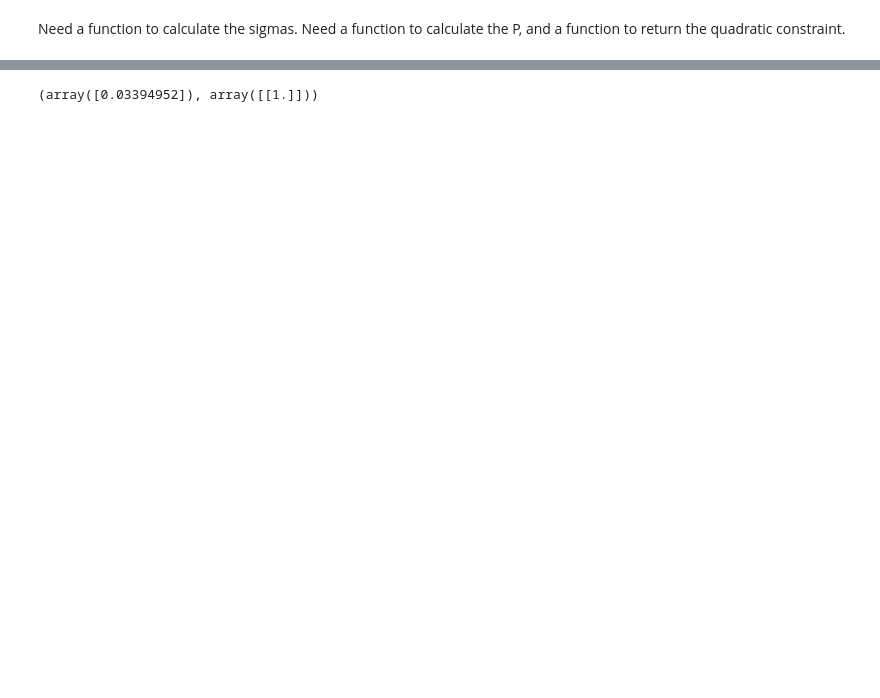
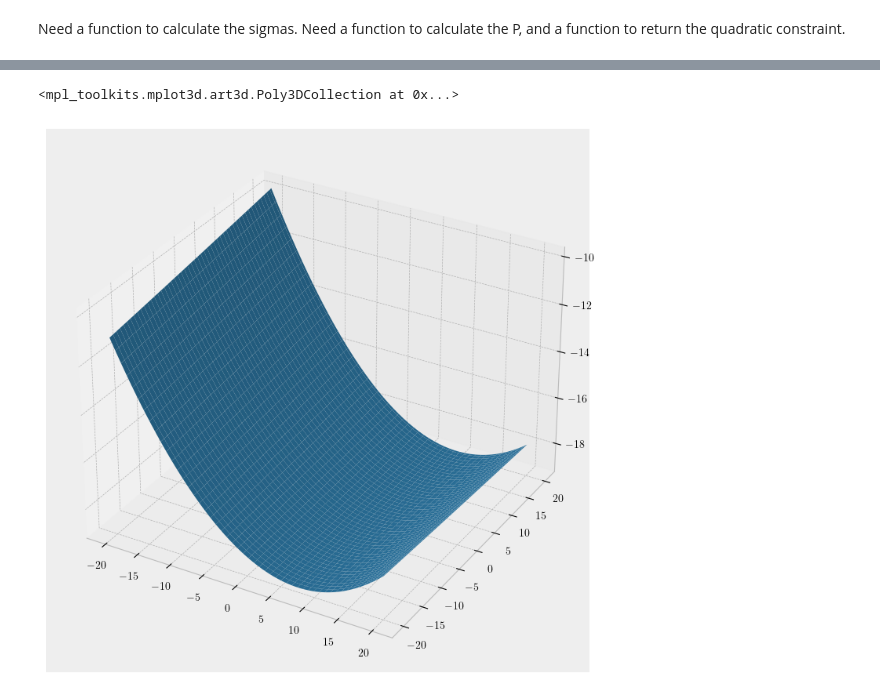
Before and after one commit to msramada/State-Selection-Algorithm, a Jupyter notebook: SSA_LinearCase/LinearCase.ipynb, the cells around one changed output, grey strips where cells are left out. Cells and saved outputs as stored; diff of their text form; code cells hidden in the pictures; blank space fills up the shorter version.

```diff
--- a/SSA_LinearCase/LinearCase.ipynb
+++ b/SSA_LinearCase/LinearCase.ipynb
@@ -64,8 +64,8 @@ def terminal_constraints(F,G,K,N,P):
     P12 = P[0:n,n:2*n]
 
     I1 = Gamma(F,G,K,N-1).T @ P11 @ Gamma(F,G,K,N-1)
-    I2 = 2 * (F_K.T) ** N @ (P11 + P12.T) @ Gamma(F,G,K,N-1)
-    I3 = (F_K.T) ** N * (P11 + 2 * P12.T + P22) @ F_K ** N
+    I2 = 2 * matrix_power(F_K.T, N) @ (P11 + P12.T) @ Gamma(F,G,K,N-1)
+    I3 = matrix_power(F_K.T, N) * (P11 + 2 * P12.T + P22) @ matrix_power(F_K, N)
     return I1, I2, I3
 # %%
 def big_covariance_Sigma(F,G,K,H,L,Sigma_v,Sigma_w):
@@ -146,4 +166,20 @@ A1, A2 = A1_and_A2(F,G,K,Q,R,N)
-# %%
-np.linalg.eig(Sigma_u)
-# %% [output]
-(array([0.03394952]), array([[1.]]))
+# %%
+lim = 20
+x = np.linspace(-lim,lim,100)
+y = np.linspace(-lim,lim,100)
+X, Y = np.meshgrid(x, y)
+Z = np.zeros(X.shape)
+c=20
+for i in range(x.size):
+    for j in range(y.size):
+        x_prim = np.array([X[i,j],Y[i,j]])
+        A = x_prim.T @ I1 @ x_prim + mu_x0.T @ I2 @x_prim - c + mu_x0.T @ I3 @ mu_x0
+        Z[i,j] = A#np.sign(A)
+fig = plt.figure(figsize =(14, 9))
+ax = plt.axes(projection ='3d')
+
+# Creating plot
+ax.plot_surface(X, Y, Z)
+# %% [output]
+<mpl_toolkits.mplot3d.art3d.Poly3DCollection at 0x...>
+[figure, added]
```
Also changed, not shown: parts of 9 cells of this notebook, 3 other files.
